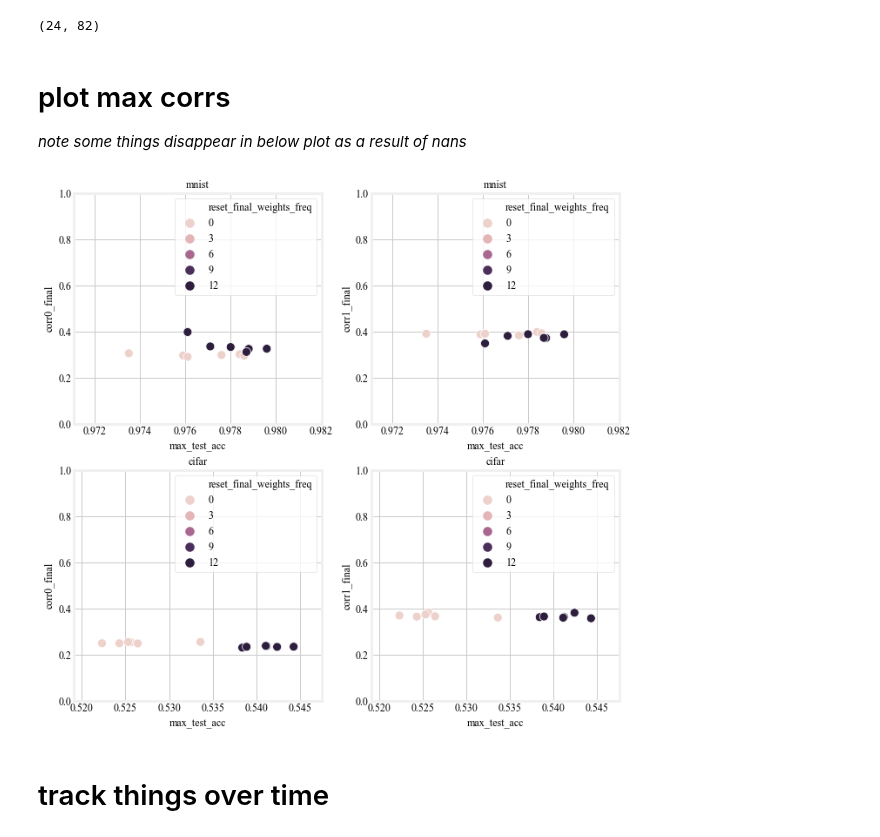
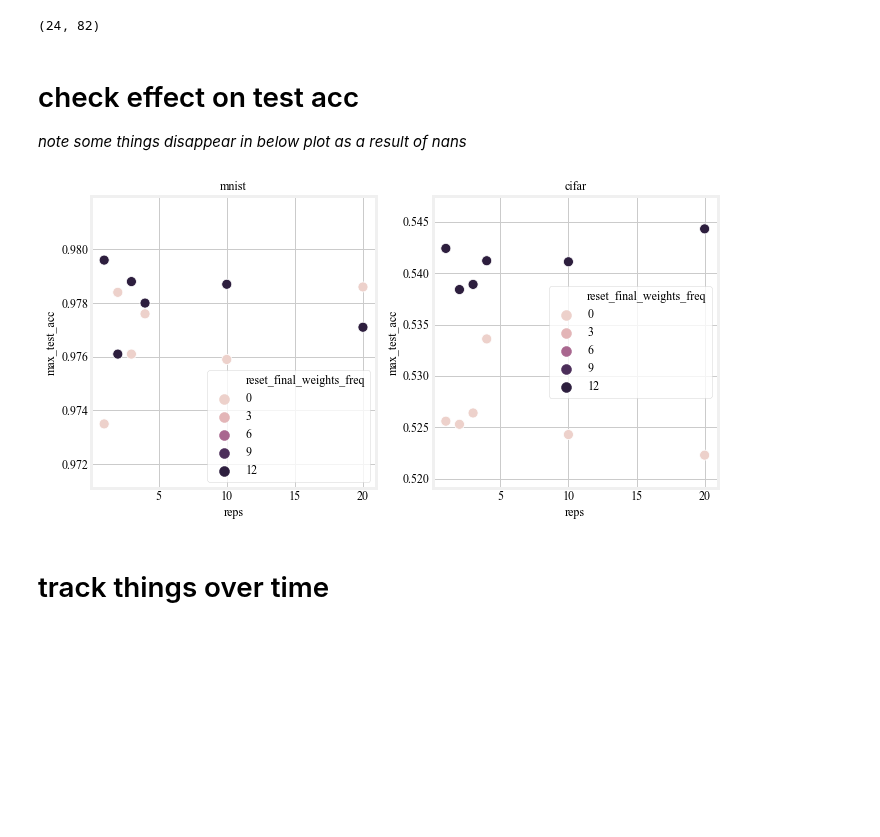
Before and after one commit to csinva/dnn-experiments, a Jupyter notebook: vision_analyze/init/vary_reps.ipynb, the cells around one changed output. Cells and saved outputs as stored; diff of their text form; code cells hidden in the pictures; blank space fills up the shorter version.

```diff
--- a/vision_analyze/init/vary_reps.ipynb
+++ b/vision_analyze/init/vary_reps.ipynb
@@ -43,23 +44,15 @@ style.set_style()
 # %%
 # depending on how much is saved, this may take a while
 out_dir = '/scratch/users/vision/yu_dl/raaz.rsk/kernel_init/kernel_reps'
-fnames = sorted([fname for fname in os.listdir(out_dir) \
-                 if not fname.startswith('weights') \
-                 and not fname.startswith('idx')])
-#                  if not 'mnist' in fname and
-#                  'numlays=4' in fname and
-#                  'batchsize=100' in fname and not 'batchsize=1000' in fname])
-#                   and
-#                  'numlays=4' in fname]) # and
-#                  'batchsize=100' in fname and
-#                  not 'batchsize=1000' in fname])
-# weights_list = [pd.Series(pkl.load(open(oj(out_dir, fname), "rb"))) for fname in tqdm(fnames)
-#                 if fname.startswith('weights')]
-# results_weights = pd.concat(weights_list, axis=1).T.infer_objects()
+fnames = sorted([fname for fname in os.listdir(out_dir)])
 
 results_list = [pd.Series(pkl.load(open(oj(out_dir, fname), "rb"))) for fname in tqdm(fnames)
                 if not fname.startswith('weights') and not fname.startswith('idx')]
 results = pd.concat(results_list, axis=1).T.infer_objects()
+
+results_list_w = [pd.Series(pkl.load(open(oj(out_dir, fname), "rb"))) for fname in tqdm(fnames)
+                if fname.startswith('weights')]
+results_w = pd.concat(results_list_w, axis=1).T.infer_objects()
 # %% [markdown]
 **add cols**
 # %%
@@ -70,42 +63,28 @@ print(results.shape)
 # %% [output]
 (24, 82)
 # %% [markdown]
-# plot max corrs
+# check effect on test acc
 *note some things disappear in below plot as a result of nans*
 # %%
 r = results
-# r = results[(results.seed == 0) * (results.shuffle_labels == False)]
-# r = results[results.num_layers == 4]
+x = 'reps'
 hue = 'reset_final_weights_freq'
 
-plt.figure(figsize=(10, 10))
-R, C = 2, 2
+plt.figure(figsize=(10, 5))
+R, C = 1, 2
 rm = r[r.dset == 'mnist']
 plt.subplot(R, C, 1)
 plt.title('mnist')
-
-sns.scatterplot(rm.max_test_acc, rm.corr0_final, hue=rm[hue])
-plt.ylim(0, 1)
+sns.scatterplot(rm[x], rm.max_test_acc, hue=rm[hue])
 
 plt.subplot(R, C, 2)
-plt.title('mnist')
-sns.scatterplot(rm.max_test_acc, rm.corr1_final, hue=rm[hue])
-plt.ylim(0, 1)
+rm = r[r.dset == 'cifar10']
+plt.title('cifar')
+sns.scatterplot(rm[x], rm.max_test_acc, hue=rm[hue])
 
-
-rm = r[r.dset == 'cifar10']
-plt.subplot(R, C, 3)
-plt.title('cifar')
-sns.scatterplot(rm.max_test_acc, rm.corr0_final, hue=rm[hue])
-plt.ylim(0, 1)
-
-plt.subplot(R, C, 4)
-plt.title('cifar')
-sns.scatterplot(rm.max_test_acc, rm.corr1_final, hue=rm[hue])
-plt.ylim(0, 1)
 plt.show()
 # %% [output]
-[figure, old version]
+[figure, new version]
 # %% [markdown]
 # track things over time
 # %%
```
Also changed, not shown: parts of 18 cells of this notebook, 5 other files.
